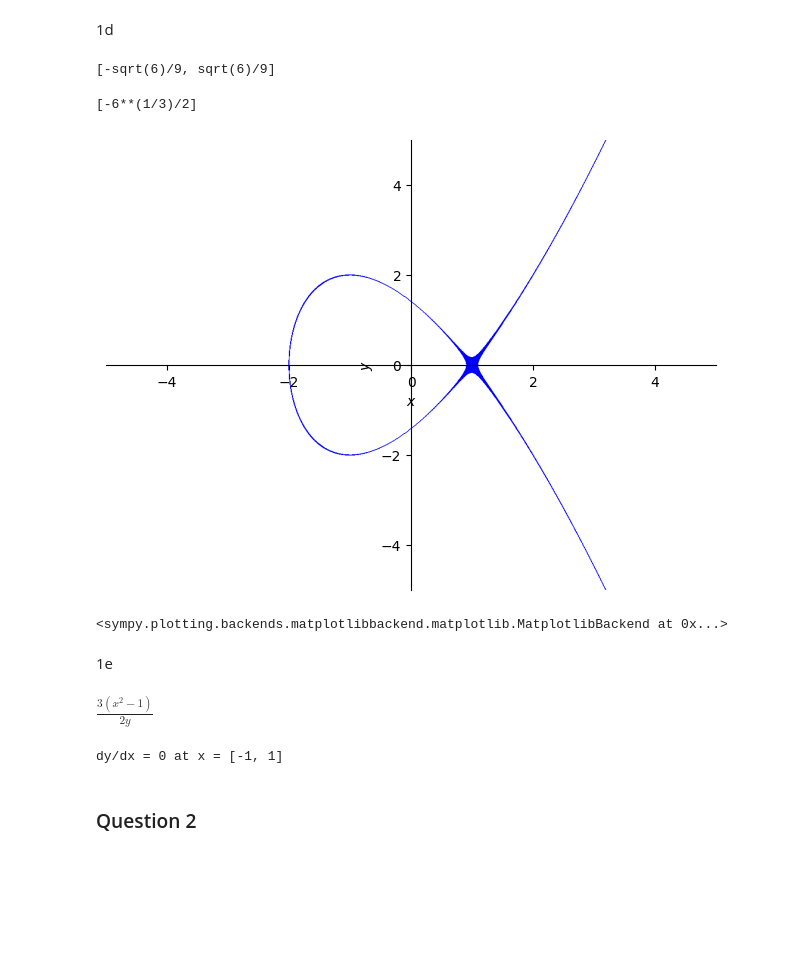
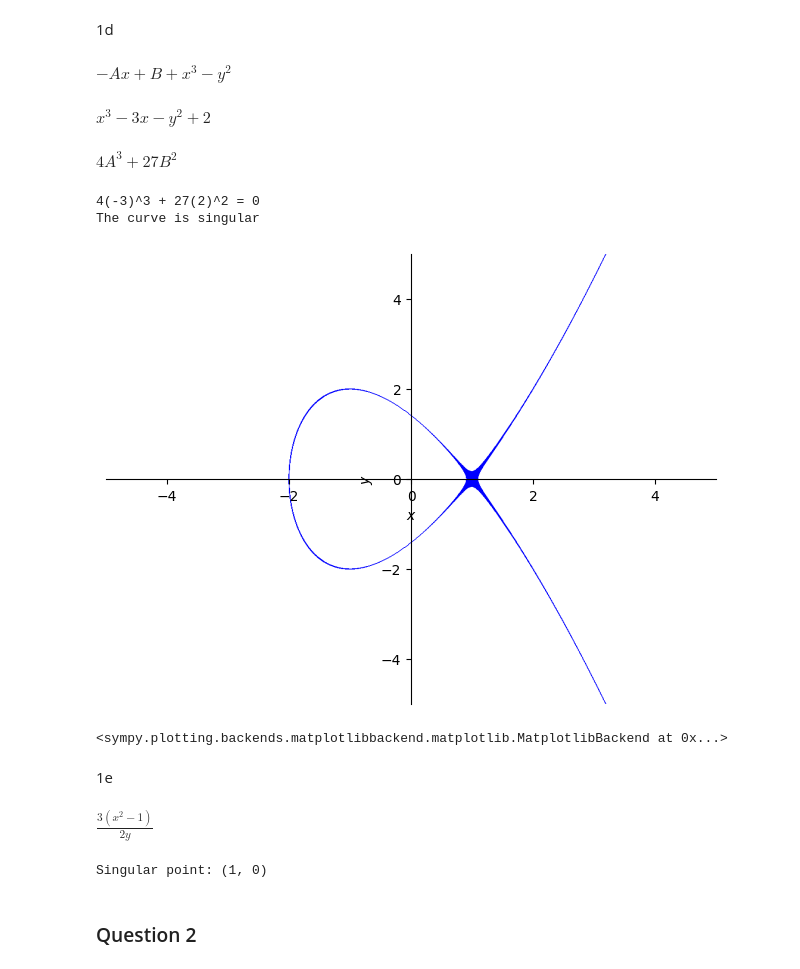
Before and after one commit to EthanMik/Math151_Python_Labs, a Jupyter notebook: Lab_5.ipynb, the cells around one changed output. Cells and saved outputs as stored; diff of their text form; code cells hidden in the pictures; blank space fills up the shorter version.

```diff
--- a/Lab_5.ipynb
+++ b/Lab_5.ipynb
@@ -46,32 +48,40 @@ $\displaystyle - \frac{x}{y}$
 # %%
 A, B = symbols("A B", real=True)
 
-point1 = 27 * B**2
-point2 = 4 * A**3
+ellip_curve_form = x**3 - A * x + B - y**2
+display(ellip_curve_form)
 
-display(solve(point1 - 2, B))
-display(solve(point2 - -3, A))
+ellip_curve = x**3 - 3 * x + 2 - y**2
+display(ellip_curve)
 
-ellip_curve = x**3 - 3*x + 2 - y**2
+singular_eq = 4 * A**3 + 27 * B**2
+display(singular_eq)
+
+print("4(-3)^3 + 27(2)^2 =", singular_eq.subs({A: -3, B: 2}))
+print("The curve is singular")
 
 plot_implicit(ellip_curve, (x, -5, 5), (y, -5, 5))
 # %% [output]
+$\displaystyle - A x + B + x^{3} - y^{2}$
+$\displaystyle x^{3} - 3 x - y^{2} + 2$
+$\displaystyle 4 A^{3} + 27 B^{2}$
-[-sqrt(6)/9, sqrt(6)/9]
+4(-3)^3 + 27(2)^2 = 0
+The curve is singular
+[figure]
-[-6**(1/3)/2]
+<sympy.plotting.backends.matplotlibbackend.matplotlib.MatplotlibBackend at 0x...>
-[figure]
-<sympy.plotting.backends.matplotlibbackend.matplotlib.MatplotlibBackend at 0x...>
 # %% [markdown]
 1e
 # %%
-dellip_curve = idiff(ellip_curve, y, x)
-display(dellip_curve)
+dydx = idiff(ellip_curve, y, x)
+display(dydx)
 num = 3 * (x**2 - 1)
+den = 2 * y
 
-htan = solve(num, x)
-print(f"dy/dx = 0 at x = {htan}")
+htan = solve((ellip_curve, num, den), (x, y))
+print(f"Singular point: {htan[0]}")
 # %% [output]
 $\displaystyle \frac{3 \left(x^{2} - 1\right)}{2 y}$
-dy/dx = 0 at x = [-1, 1]
+Singular point: (1, 0)
 # %% [markdown]
 ### Question 2
 # %% [markdown]
```
Also changed, not shown: parts of 5 cells of this notebook.
